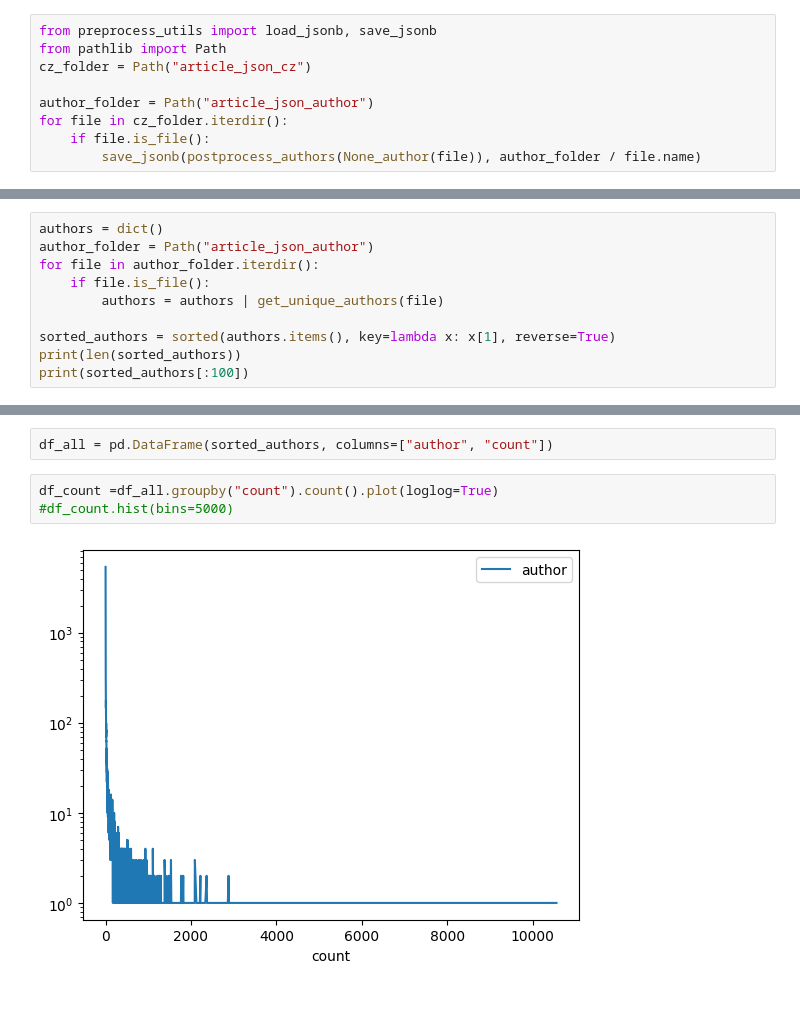
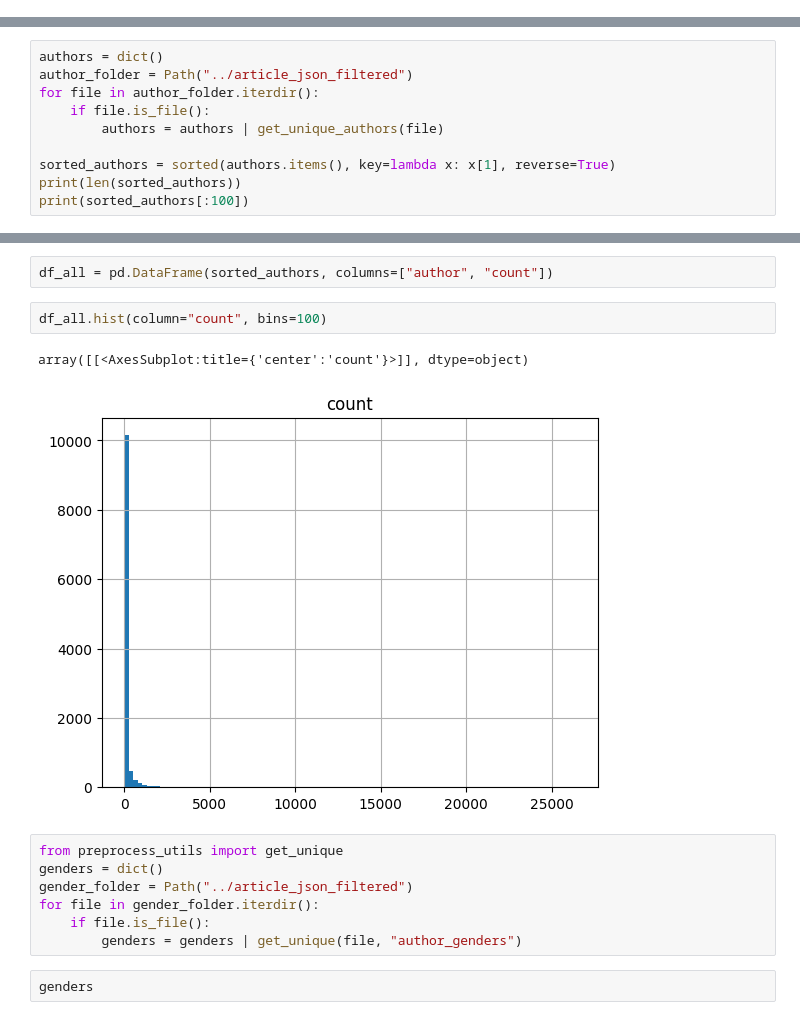
Before and after one commit to hynky1999/Bakalarka-code, a Jupyter notebook: inspect/author_fix.ipynb, the cells around one changed output, grey strips where cells are left out. Drawn from its saved outputs; the diff is of its cells as text.

```diff
--- a/inspect/author_fix.ipynb
+++ b/inspect/author_fix.ipynb
@@ -1,9 +0,0 @@
-# %%
-from preprocess_utils import load_jsonb, save_jsonb
-from pathlib import Path
-cz_folder = Path("article_json_cz")
-
-author_folder = Path("article_json_author")
-for file in cz_folder.iterdir():
-    if file.is_file():
-        save_jsonb(postprocess_authors(None_author(file)), author_folder / file.name)
@@ -13,6 +9,6 @@ from pathlib import Path
 # %%
 authors = dict()
-author_folder = Path("article_json_author")
+author_folder = Path("../article_json_filtered")
 for file in author_folder.iterdir():
     if file.is_file():
         authors = authors | get_unique_authors(file)
@@ -27,8 +23,17 @@ print(sorted_authors[:100])
 import pandas as pd
 # %%
 df_all = pd.DataFrame(sorted_authors, columns=["author", "count"])
-# %%
-df_count =df_all.groupby("count").count().plot(loglog=True)
-#df_count.hist(bins=5000)
-# %% [output]
-[figure, removed]
+# %%
+df_all.hist(column="count", bins=100)
+# %% [output]
+array([[<AxesSubplot:title={'center':'count'}>]], dtype=object)
+[figure, added]
+# %%
+from preprocess_utils import get_unique
+genders = dict()
+gender_folder = Path("../article_json_filtered")
+for file in gender_folder.iterdir():
+    if file.is_file():
+        genders = genders | get_unique(file, "author_genders")
+# %%
+genders
```
Also changed, not shown: parts of 3 cells of this notebook, 18 other files.
